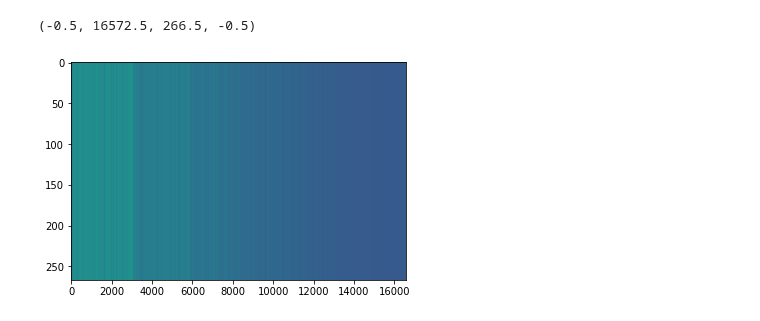
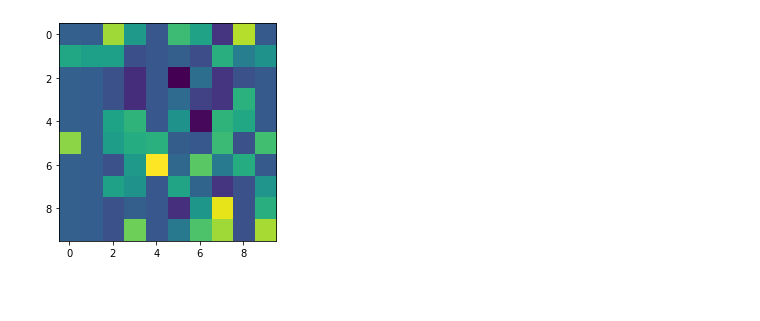
Before and after one commit to almaan/eggplant, a Jupyter notebook: notebooks/skip-autoencoder.ipynb, the cells around one changed output. Cells and saved outputs as stored; diff of their text form; code cells hidden in the pictures; blank space fills up the shorter version.

```diff
--- a/notebooks/skip-autoencoder.ipynb
+++ b/notebooks/skip-autoencoder.ipynb
@@ -6,8 +11,5 @@ import anndata as ad
 # %%
-DATA_DIR = "../data/mob/curated/"
-REF_IMG_PTH = "../data/mob/references/reference.png"
-REF_LMK_PTH = "../data/mob/references/landmarks.tsv"
+DATA_DIR = "../data/human-breast-cancer/curated/bcA.h5ad"
 
-adatas = {p.split(".")[0]:ad.read_h5ad(osp.join(DATA_DIR,p)) for p in os.listdir(DATA_DIR)}
-adatas = {f"Rep{k}_MOB" : adatas[f"Rep{k}_MOB"] for k \
-          in sorted([ int(a.lstrip("Rep_").rstrip("_MOB")) for a in adatas.keys()])}
+adatas = {"bcA":ad.read_h5ad(DATA_DIR)}
+key = "bcA"
@@ -42,3 +53,15 @@ class AE(t.nn.Module):
         encoded = self.encoder(x)
         decoded = self.decoder(encoded)
         return decoded
+# %%
+class DataSet(Dataset):
+    def __init__(self,X):
+        self.X = t.tensor(X)
+        self.N = X.shape[0]
+        self.F = X.shape[1]
+
+    def __getitem__(self, idx):
+        return self.X[idx,:]
+
+    def __len__(self,):
+        return self.N
@@ -100,6 +123,0 @@ plt.axis("auto")
-# %%
-plt.imshow(np.log1p(re))
-plt.axis("auto")
-# %% [output]
-(-0.5, 16572.5, 266.5, -0.5)
-[figure, removed]
@@ -105,0 +126,6 @@ plt.axis("auto")
+# %%
+model.eval()
+plt.imshow(dataset.X.detach().numpy()[0:10,0:10])
+plt.show()
+# %% [output]
+[figure, added]
```
Also changed, not shown: parts of 23 cells of this notebook, 9 other files.
